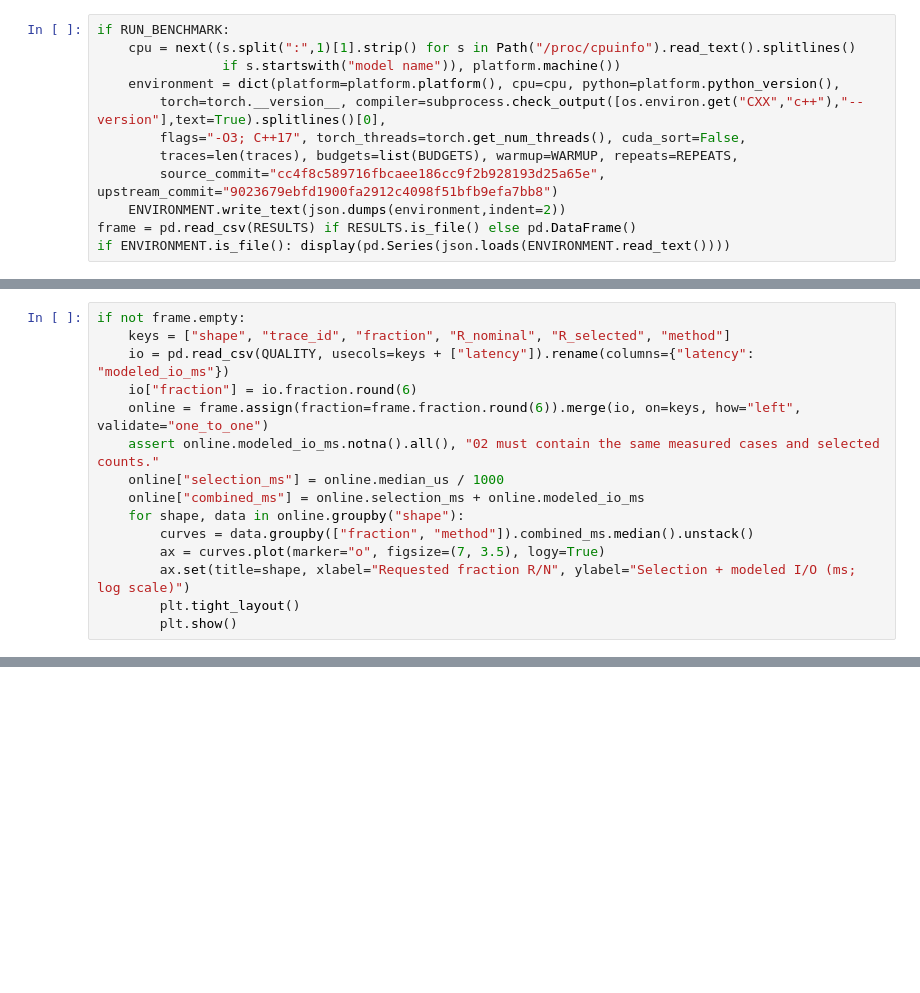
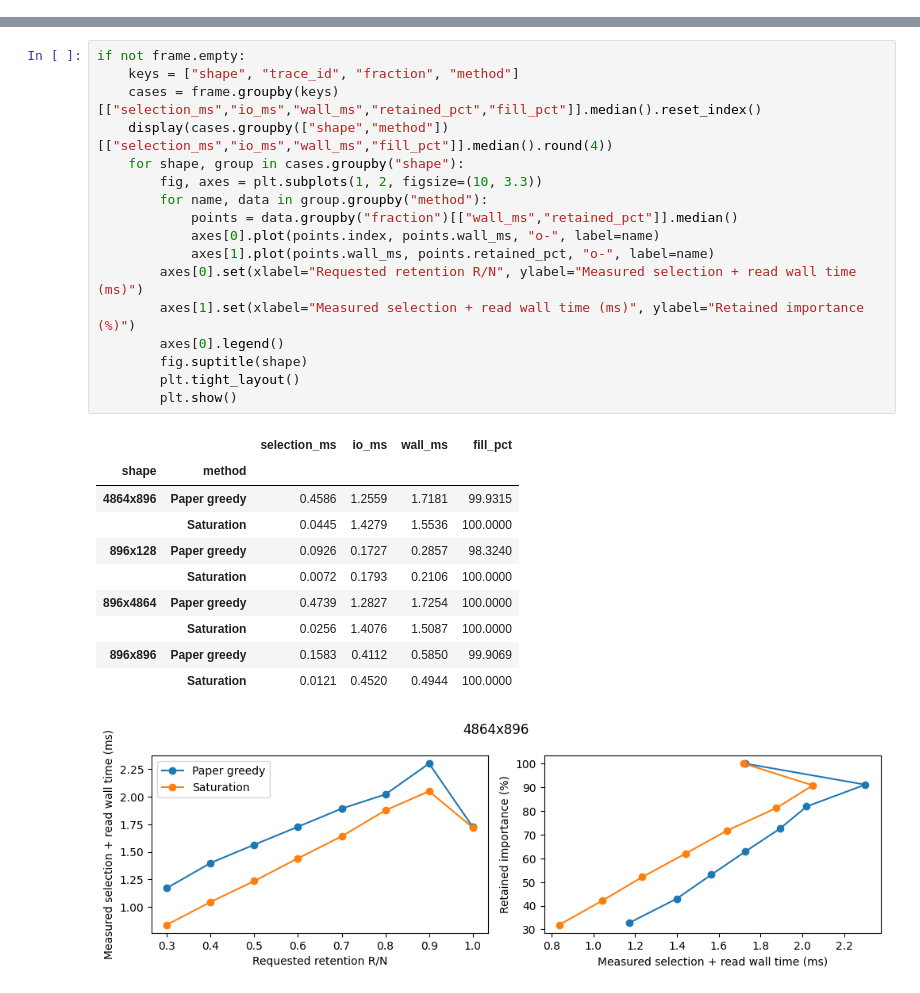
Before and after one commit to yabsed/vlm-in-flash, a Jupyter notebook: conclusion/python/results/03/03_selection_latency.ipynb, the cells around one changed output, grey strips where cells are left out. Saved outputs shown, nothing was run; the diff lists cells and outputs as text; blank space fills up the shorter version.

Commit message:
measure 03

```diff
--- a/conclusion/python/results/03/03_selection_latency.ipynb
+++ b/conclusion/python/results/03/03_selection_latency.ipynb
@@ -151,12 +178,0 @@ if RUN_BENCHMARK:
-# %%
-if RUN_BENCHMARK:
-    cpu = next((s.split(":",1)[1].strip() for s in Path("/proc/cpuinfo").read_text().splitlines()
-                if s.startswith("model name")), platform.machine())
-    environment = dict(platform=platform.platform(), cpu=cpu, python=platform.python_version(),
-        torch=torch.__version__, compiler=subprocess.check_output([os.environ.get("CXX","c++"),"--version"],text=True).splitlines()[0],
-        flags="-O3; C++17", torch_threads=torch.get_num_threads(), cuda_sort=False,
-        traces=len(traces), budgets=list(BUDGETS), warmup=WARMUP, repeats=REPEATS,
-        source_commit="cc4f8c589716fbcaee186cc9f2b928193d25a65e", upstream_commit="9023679ebfd1900fa2912c4098f51bfb9efa7bb8")
-    ENVIRONMENT.write_text(json.dumps(environment,indent=2))
-frame = pd.read_csv(RESULTS) if RESULTS.is_file() else pd.DataFrame()
-if ENVIRONMENT.is_file(): display(pd.Series(json.loads(ENVIRONMENT.read_text())))
@@ -257,15 +178,0 @@ This reuses `selection_results.csv` and `../02/oracle_results_fixed_r.csv`; no s
-# %%
-if not frame.empty:
-    keys = ["shape", "trace_id", "fraction", "R_nominal", "R_selected", "method"]
-    io = pd.read_csv(QUALITY, usecols=keys + ["latency"]).rename(columns={"latency": "modeled_io_ms"})
-    io["fraction"] = io.fraction.round(6)
-    online = frame.assign(fraction=frame.fraction.round(6)).merge(io, on=keys, how="left", validate="one_to_one")
-    assert online.modeled_io_ms.notna().all(), "02 must contain the same measured cases and selected counts."
-    online["selection_ms"] = online.median_us / 1000
-    online["combined_ms"] = online.selection_ms + online.modeled_io_ms
-    for shape, data in online.groupby("shape"):
-        curves = data.groupby(["fraction", "method"]).combined_ms.median().unstack()
-        ax = curves.plot(marker="o", figsize=(7, 3.5), logy=True)
-        ax.set(title=shape, xlabel="Requested fraction R/N", ylabel="Selection + modeled I/O (ms; log scale)")
-        plt.tight_layout()
-        plt.show()
@@ -314,0 +185,29 @@ Sources: [Notebook 02](../02/02_global_oracle.ipynb), [reference policy](../../.
+# %%
+if not frame.empty:
+    keys = ["shape", "trace_id", "fraction", "method"]
+    cases = frame.groupby(keys)[["selection_ms","io_ms","wall_ms","retained_pct","fill_pct"]].median().reset_index()
+    display(cases.groupby(["shape","method"])[["selection_ms","io_ms","wall_ms","fill_pct"]].median().round(4))
+    for shape, group in cases.groupby("shape"):
+        fig, axes = plt.subplots(1, 2, figsize=(10, 3.3))
+        for name, data in group.groupby("method"):
+            points = data.groupby("fraction")[["wall_ms","retained_pct"]].median()
+            axes[0].plot(points.index, points.wall_ms, "o-", label=name)
+            axes[1].plot(points.wall_ms, points.retained_pct, "o-", label=name)
+        axes[0].set(xlabel="Requested retention R/N", ylabel="Measured selection + read wall time (ms)")
+        axes[1].set(xlabel="Measured selection + read wall time (ms)", ylabel="Retained importance (%)")
+        axes[0].legend()
+        fig.suptitle(shape)
+        plt.tight_layout()
+        plt.show()
+# %% [output]
+|  |  | selection_ms | io_ms | wall_ms | fill_pct |
+| shape | method |  |  |  |  |
+| 4864x896 | Paper greedy | 0.4586 | 1.2559 | 1.7181 | 99.9315 |
+|  | Saturation | 0.0445 | 1.4279 | 1.5536 | 100.0000 |
+| 896x128 | Paper greedy | 0.0926 | 0.1727 | 0.2857 | 98.3240 |
+|  | Saturation | 0.0072 | 0.1793 | 0.2106 | 100.0000 |
+| 896x4864 | Paper greedy | 0.4739 | 1.2827 | 1.7254 | 100.0000 |
+|  | Saturation | 0.0256 | 1.4076 | 1.5087 | 100.0000 |
+| 896x896 | Paper greedy | 0.1583 | 0.4112 | 0.5850 | 99.9069 |
+|  | Saturation | 0.0121 | 0.4520 | 0.4944 | 100.0000 |
+[figure, added]
```
Also changed, not shown: parts of 28 cells of this notebook, 2 other files.
